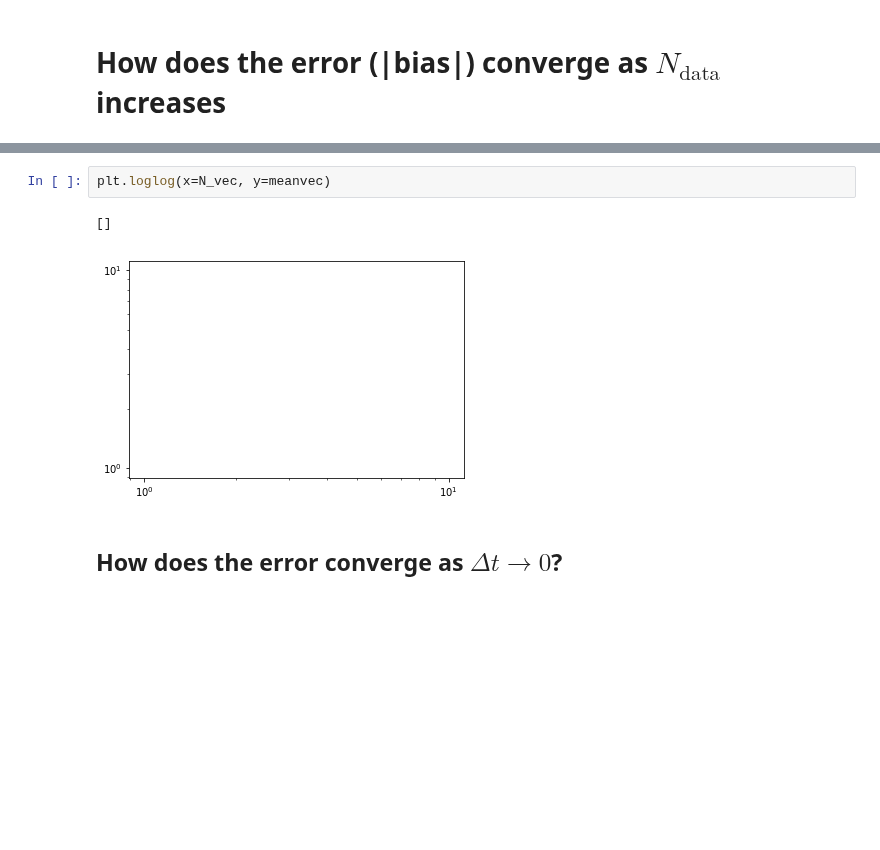
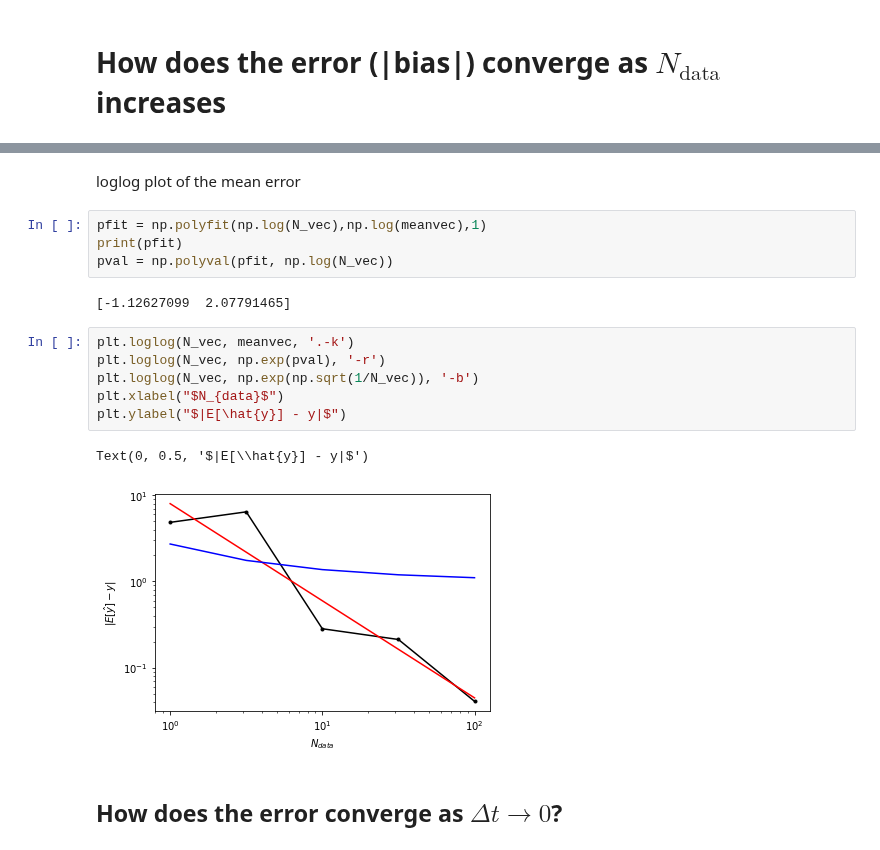
Before and after one commit to robineriksson/BAIP, a Jupyter notebook: modelProblem/CODE/exploreModel.ipynb, the cells around one changed output, grey strips where cells are left out. Saved outputs shown, nothing was run; the diff lists cells and outputs as text; blank space fills up the shorter version.

```diff
--- a/modelProblem/CODE/exploreModel.ipynb
+++ b/modelProblem/CODE/exploreModel.ipynb
@@ -437,8 +444,20 @@ print(N_vec)
-# %%
-plt.loglog(x=N_vec, y=meanvec)
-# %% [output]
-[]
-[figure, removed]
+# %% [markdown]
+loglog plot of the mean error
+# %%
+pfit = np.polyfit(np.log(N_vec),np.log(meanvec),1)
+print(pfit)
+pval = np.polyval(pfit, np.log(N_vec))
+# %% [output]
+[-1.12627099  2.07791465]
+# %%
+plt.loglog(N_vec, meanvec, '.-k')
+plt.loglog(N_vec, np.exp(pval), '-r')
+plt.loglog(N_vec, np.exp(np.sqrt(1/N_vec)), '-b')
+plt.xlabel("$N_{data}$")
+plt.ylabel("$|E[\hat{y}] - y|$")
+# %% [output]
+Text(0, 0.5, '$|E[\\hat{y}] - y|$')
+[figure, added]
 # %% [markdown]
 ## How does the error converge as $\Delta t \rightarrow 0$?
 # %%
```
Also changed, not shown: parts of 12 cells of this notebook.
